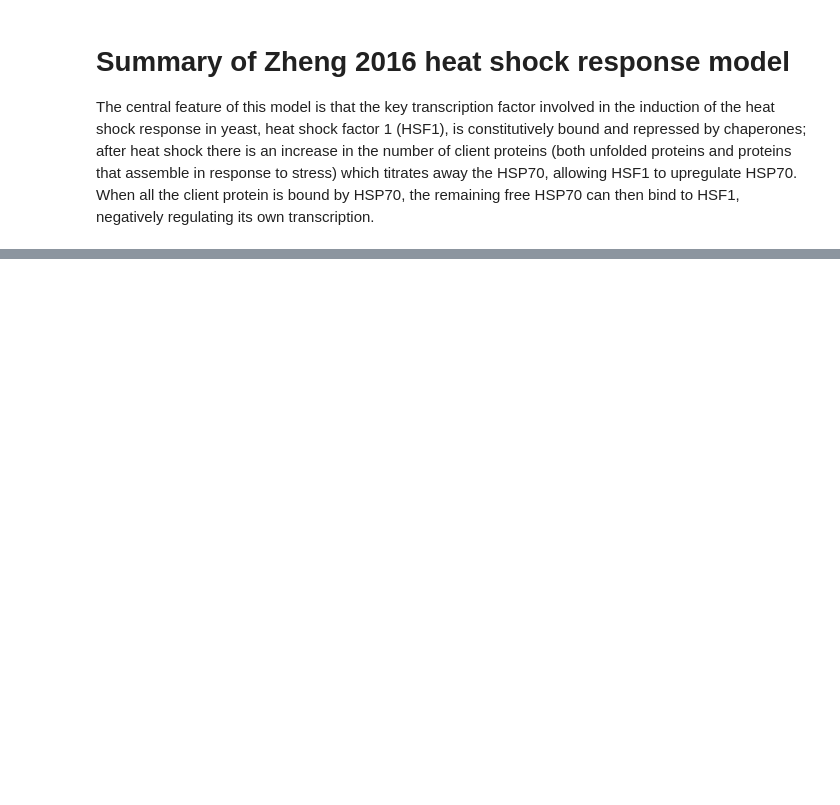
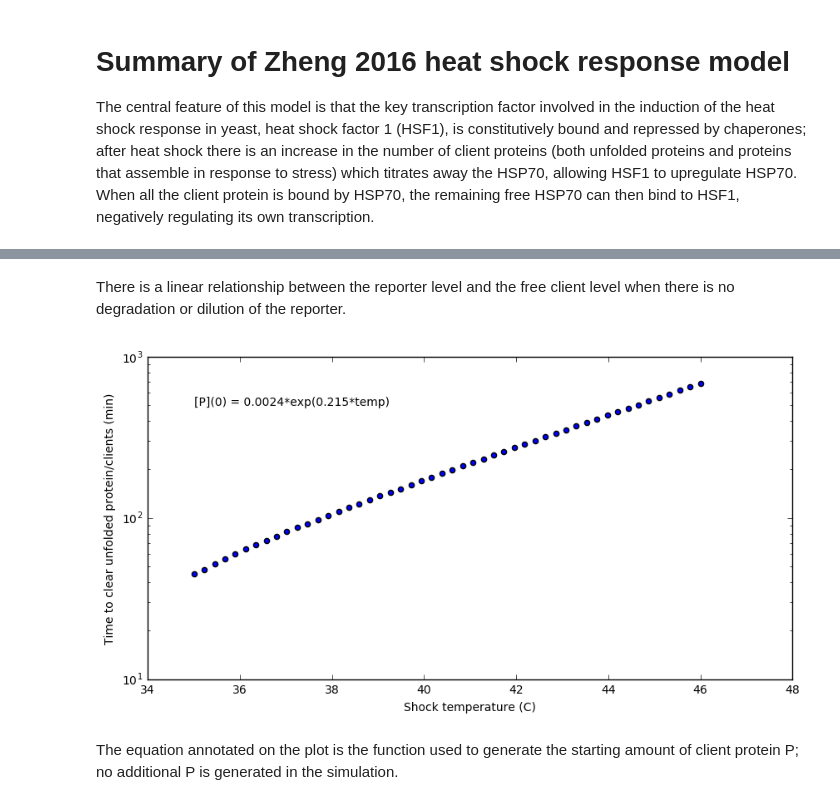
Before and after one commit to haneulyoo/agg_simv2, a Jupyter notebook: zheng-2016-summary.ipynb, the cells around one changed output, grey strips where cells are left out. Cells and saved outputs as stored; diff of their text form; code cells hidden in the pictures; blank space fills up the shorter version.

```diff
--- a/zheng-2016-summary.ipynb
+++ b/zheng-2016-summary.ipynb
@@ -117,0 +130,26 @@ plot_species_vs_time(z, time, colors, names, "Total HSP70 Protein", [0, 2, 3])
+# %% [markdown]
+There is a linear relationship between the reporter level and the free client level when there is no degradation or dilution of the reporter.
+# %%
+T = np.linspace(35, 46)
+times = []
+
+for t in T:
+    UP_0 = 0.0024*np.exp(0.215*t) # generates initial value of UP; empirical
+    time = np.arange(0, 200, 0.1)
+    zinit = np.array([HSP_0, HSF1_0, HSP_HSF1_0, HSP_UP_0, UP_0, YFP_0])
+    x = odeint(deriv, zinit, time) # run the simulation
+    times.append(np.min(np.where(x[:,4] < 1)))
+
+
+f = plt.figure(figsize=(10,5))
+ax = f.add_subplot(111)
+ax.scatter(T, times)
+ax.set_xlabel("Shock temperature (C)")
+ax.set_ylabel("Time to clear unfolded protein/clients (min)")
+ax.set_yscale("log")
+ax.annotate("[P](0) = 0.0024*exp(0.215*temp)", (35, 500))
+plt.show()
+# %% [output]
+[figure, added]
+# %% [markdown]
+The equation annotated on the plot is the function used to generate the starting amount of client protein P; no additional P is generated in the simulation.
```
Also changed, not shown: parts of 8 cells of this notebook, 1 other file.
